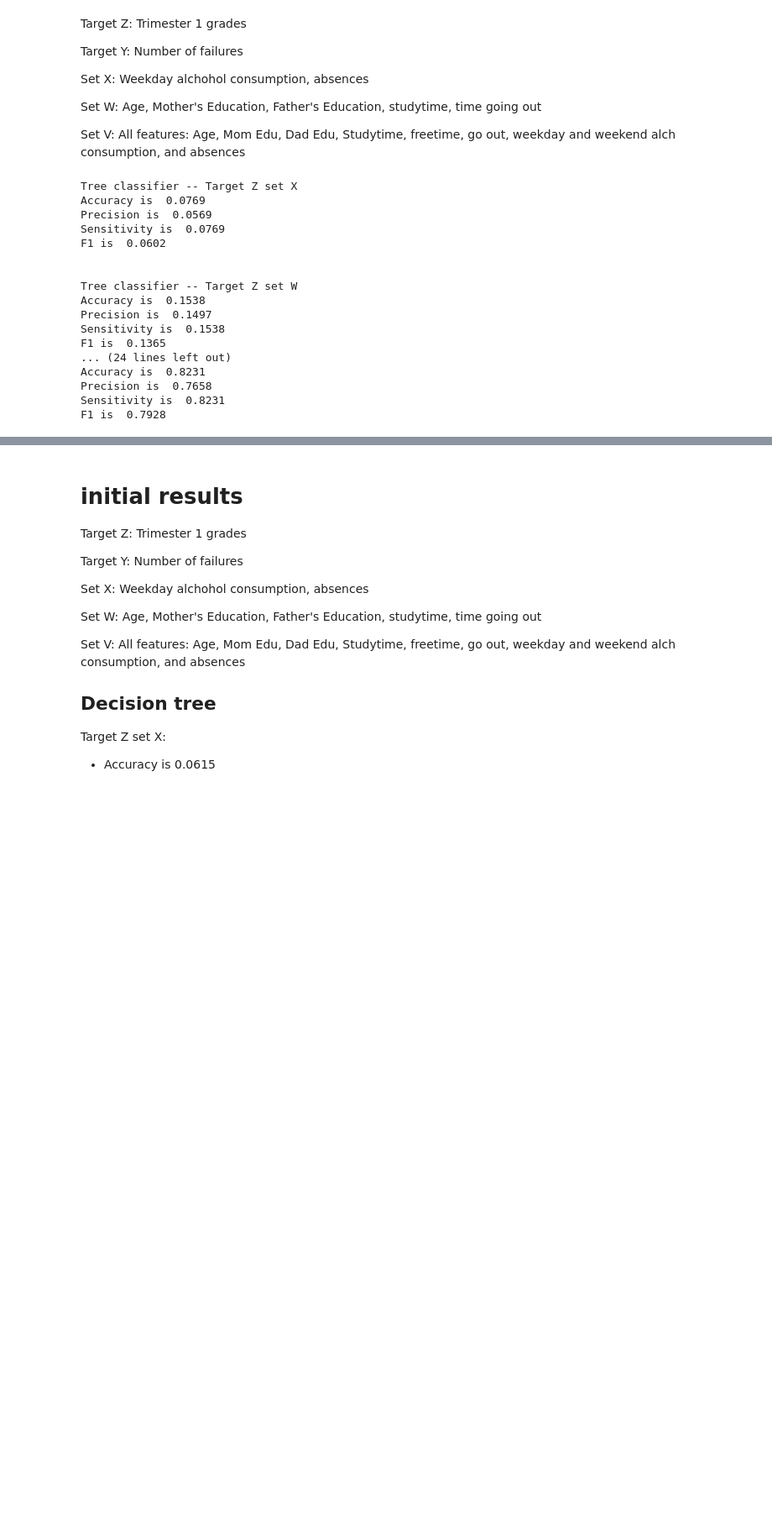
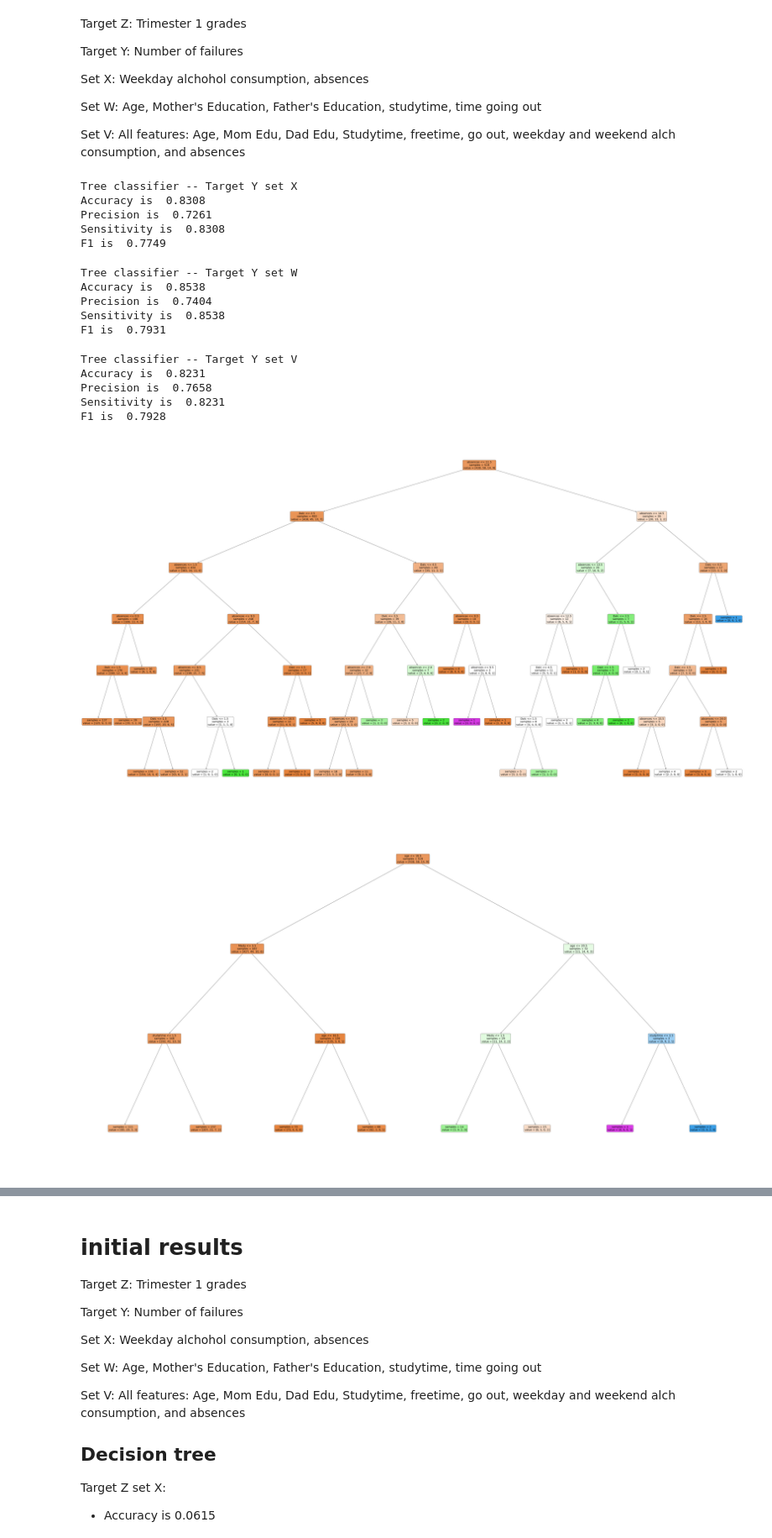
Before and after one commit to GabrielSolomonHolland/data-science-final, a Jupyter notebook: data-science-final.ipynb, the cells around one changed output, grey strips where cells are left out. Shown at 84% size. Drawn from its saved outputs; the diff is of its cells as text; code cells hidden in the pictures; blank space fills up the shorter version.

```diff
--- a/data-science-final.ipynb
+++ b/data-science-final.ipynb
@@ -115,8 +105,7 @@ Set W: Age, Mother's Education, Father's Education, studytime, time going out
 Set V: All features: Age, Mom Edu, Dad Edu, Studytime, freetime, go out, weekday and weekend alch consumption, and absences
 # %%
 #Decision Tree
-tree_classifier = DecisionTreeClassifier(min_samples_split=2, max_depth = 6)
-
+'''
 tree_classifier.fit(train_x,train_z)
 print("\n\nTree classifier -- Target Z set X")
 z_predicted = tree_classifier.predict(test_x)
@@ -141,48 +130,76 @@ z_predicted = tree_classifier.predict(test_v)
 print ("Accuracy is ", round(accuracy_score(test_z, z_predicted),4))
 print ("Precision is ", round(precision_score(test_z, z_predicted, average="weighted"),4))
 print ("Sensitivity is ", round(recall_score(test_z, z_predicted, average="weighted"),4))
 print ("F1 is ", round(f1_score(test_z, z_predicted, average="weighted"),4))
+'''
+'''
+train_v = train_set["age","Medu","Fedu","studytime","freetime","goout","Dalc","Walc","absences"]
+train_w = train_set[["age","Medu","Fedu","studytime","goout"]]
+'''
 
-
+tree_classifier = DecisionTreeClassifier(min_samples_split=2, max_depth=6)
 tree_classifier.fit(train_x,train_y)
 print("\n\nTree classifier -- Target Y set X")
 y_predicted = tree_classifier.predict(test_x)
 print ("Accuracy is ", round(accuracy_score(test_y, y_predicted),4))
 print ("Precision is ", round(precision_score(test_y, y_predicted, average="weighted"),4))
 print ("Sensitivity is ", round(recall_score(test_y, y_predicted, average="weighted"),4))
 print ("F1 is ", round(f1_score(test_y, y_predicted, average="weighted"),4))
 
+#show decision tree
+from sklearn import tree
+#tree.plot_tree(tree_classifier)#
+
+fig = plt.figure(figsize=(90, 50))
+#fig.title("Alcohol Consumption and Absences Decision Tree")
+tree.plot_tree(tree_classifier, feature_names=["Dalc","absences"], filled=True, fontsize=20, impurity=False, rounded=True, class_names=["failures"])
+fig.savefig("setXtree.png")
+
+
+tree_classifier = DecisionTreeClassifier(min_samples_split=2, max_depth=3)
 tree_classifier.fit(train_w,train_y)
 print("\n\nTree classifier -- Target Y set W")
 y_predicted = tree_classifier.predict(test_w)
 print ("Accuracy is ", round(accuracy_score(test_y, y_predicted),4))
 print ("Precision is ", round(precision_score(test_y, y_predicted, average="weighted"),4))
 print ("Sensitivity is ", round(recall_score(test_y, y_predicted, average="weighted"),4))
 print ("F1 is ", round(f1_score(test_y, y_predicted, average="weighted"),4))
 
+fig = plt.figure(figsize=(90, 50))
+plt.title("Set W Decision Tree")
+tree.plot_tree(tree_classifier, feature_names=["age","Medu","Fedu","studytime","goout"], filled=True, fontsize=20, impurity=False, rounded=True, class_names=["failures"])
+fig.savefig("setWtree.png")
 
+
+tree_classifier = DecisionTreeClassifier(min_samples_split=2, max_depth=6)
 tree_classifier.fit(train_v,train_y)
 print("\n\nTree classifier -- Target Y set V")
 y_predicted = tree_classifier.predict(test_v)
 print ("Accuracy is ", round(accuracy_score(test_y, y_predicted),4))
 print ("Precision is ", round(precision_score(test_y, y_predicted, average="weighted"),4))
 print ("Sensitivity is ", round(recall_score(test_y, y_predicted, average="weighted"),4))
 print ("F1 is ", round(f1_score(test_y, y_predicted, average="weighted"),4))
+
+
+fig = plt.figure(figsize=(90, 50))
+plt.title("Set V Decision Tree")
+tree.plot_tree(tree_classifier, feature_names=["age","Medu","Fedu","studytime","freetime","goout","Dalc","Walc","absences"], filled=True, fontsize=20, impurity=False, rounded=True, class_names=["failures"])
+fig.savefig("setVtree.png")
 # %% [output]
-Tree classifier -- Target Z set X
-Accuracy is  0.0769
-Precision is  0.0569
-Sensitivity is  0.0769
-F1 is  0.0602
-
-
-Tree classifier -- Target Z set W
-Accuracy is  0.1538
-Precision is  0.1497
-Sensitivity is  0.1538
-F1 is  0.1365
-... (24 lines left out)
-Accuracy is  0.8231
-Precision is  0.7658
-Sensitivity is  0.8231
-F1 is  0.7928
+Tree classifier -- Target Y set X
+Accuracy is  0.8308
+Precision is  0.7261
+Sensitivity is  0.8308
+F1 is  0.7749
+Tree classifier -- Target Y set W
+Accuracy is  0.8538
+Precision is  0.7404
+Sensitivity is  0.8538
+F1 is  0.7931
+Tree classifier -- Target Y set V
+Accuracy is  0.8231
+Precision is  0.7658
+Sensitivity is  0.8231
+F1 is  0.7928
+[figure, added]
+[figure, added]
```
Also changed, not shown: parts of 8 cells of this notebook, 3 other files.
